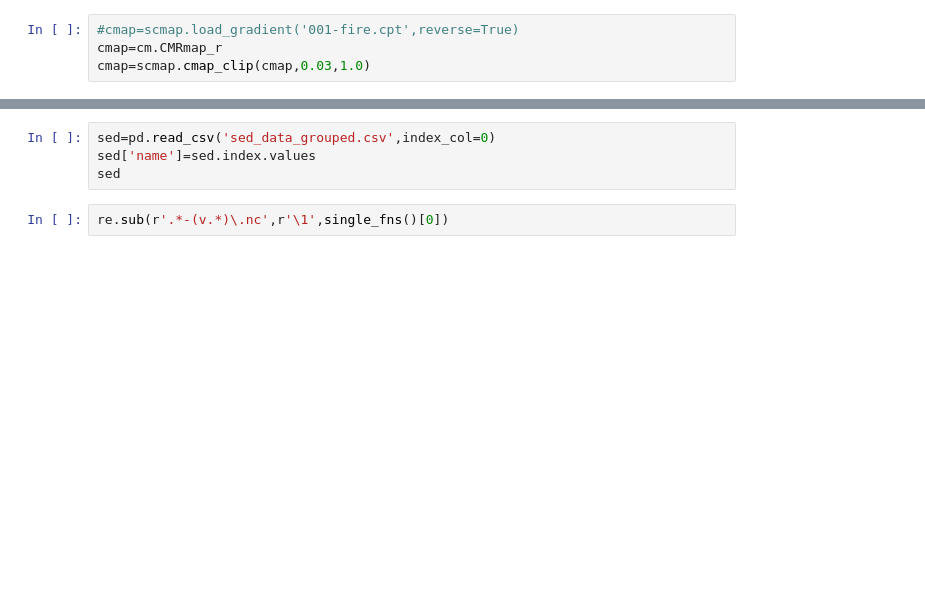
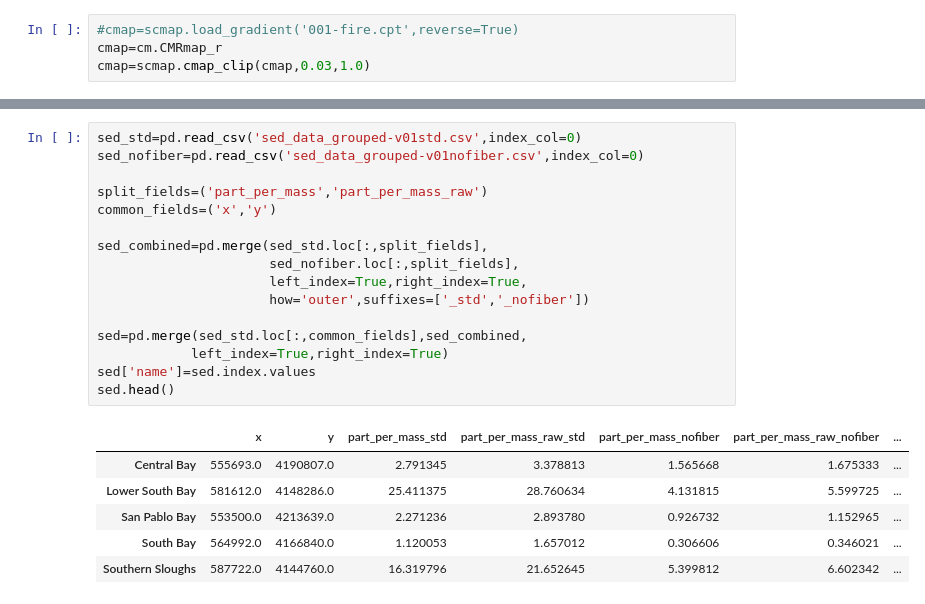
Before and after one commit to rustychris/microplastic_sfbay, a Jupyter notebook: postprocess/conc_plots.ipynb, the cells around one changed output, grey strips where cells are left out. Cells and saved outputs as stored; diff of their text form; blank space fills up the shorter version.

```diff
--- a/postprocess/conc_plots.ipynb
+++ b/postprocess/conc_plots.ipynb
@@ -531,6 +717,23 @@ for max_age in [15,44]:
-# %%
-sed=pd.read_csv('sed_data_grouped.csv',index_col=0)
-sed['name']=sed.index.values
-sed
-# %%
-re.sub(r'.*-(v.*)\.nc',r'\1',single_fns()[0])
+# %%
+sed_std=pd.read_csv('sed_data_grouped-v01std.csv',index_col=0)
+sed_nofiber=pd.read_csv('sed_data_grouped-v01nofiber.csv',index_col=0)
+
+split_fields=('part_per_mass','part_per_mass_raw')
+common_fields=('x','y')
+
+sed_combined=pd.merge(sed_std.loc[:,split_fields],
+                      sed_nofiber.loc[:,split_fields],
+                      left_index=True,right_index=True,
+                      how='outer',suffixes=['_std','_nofiber'])
+
+sed=pd.merge(sed_std.loc[:,common_fields],sed_combined,
+            left_index=True,right_index=True)
+sed['name']=sed.index.values
+sed.head()
+# %% [output]
+|  | x | y | part_per_mass_std | part_per_mass_raw_std | part_per_mass_nofiber | part_per_mass_raw_nofiber | ... |
+| Central Bay | 555693.0 | 4190807.0 | 2.791345 | 3.378813 | 1.565668 | 1.675333 | ... |
+| Lower South Bay | 581612.0 | 4148286.0 | 25.411375 | 28.760634 | 4.131815 | 5.599725 | ... |
+| San Pablo Bay | 553500.0 | 4213639.0 | 2.271236 | 2.893780 | 0.926732 | 1.152965 | ... |
+| South Bay | 564992.0 | 4166840.0 | 1.120053 | 1.657012 | 0.306606 | 0.346021 | ... |
+| Southern Sloughs | 587722.0 | 4144760.0 | 16.319796 | 21.652645 | 5.399812 | 6.602342 | ... |
```
Also changed, not shown: parts of 17 cells of this notebook.
